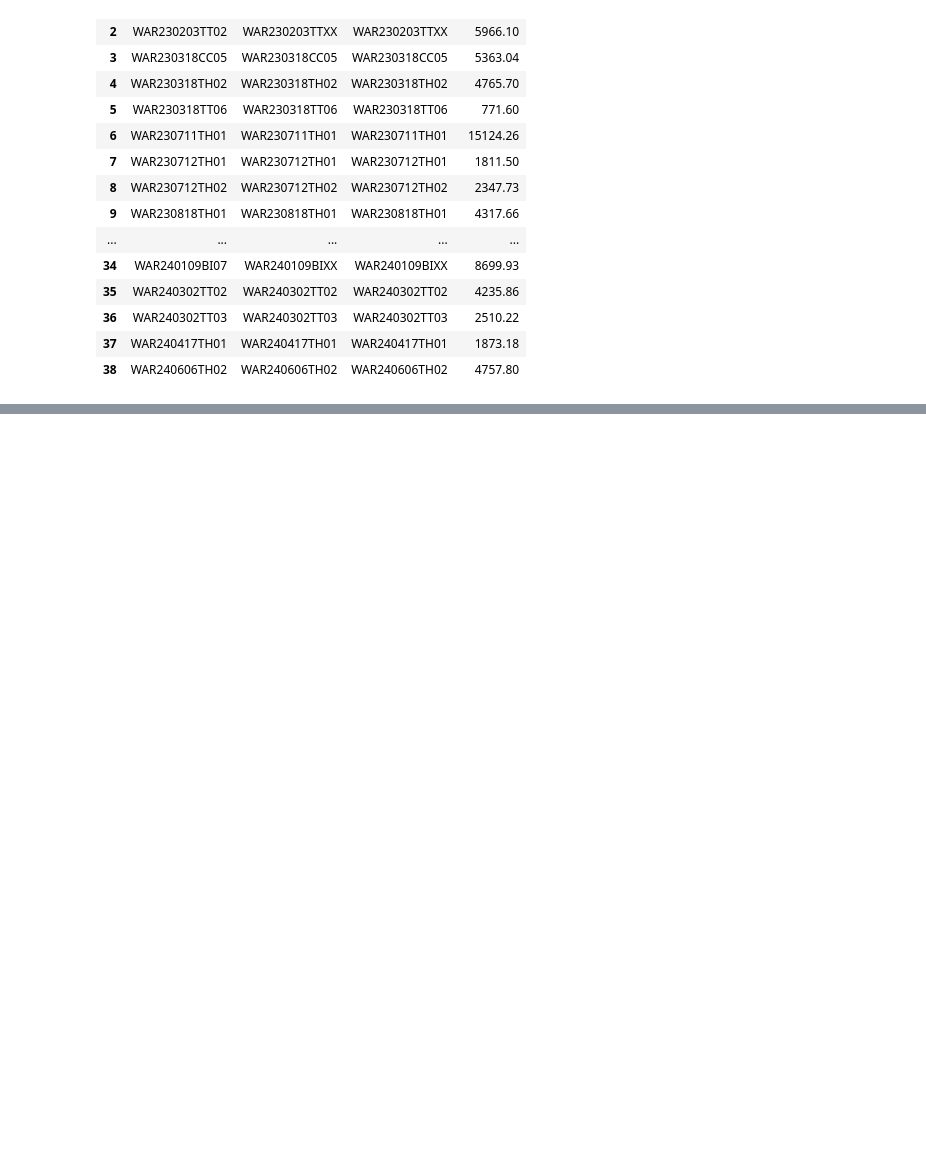
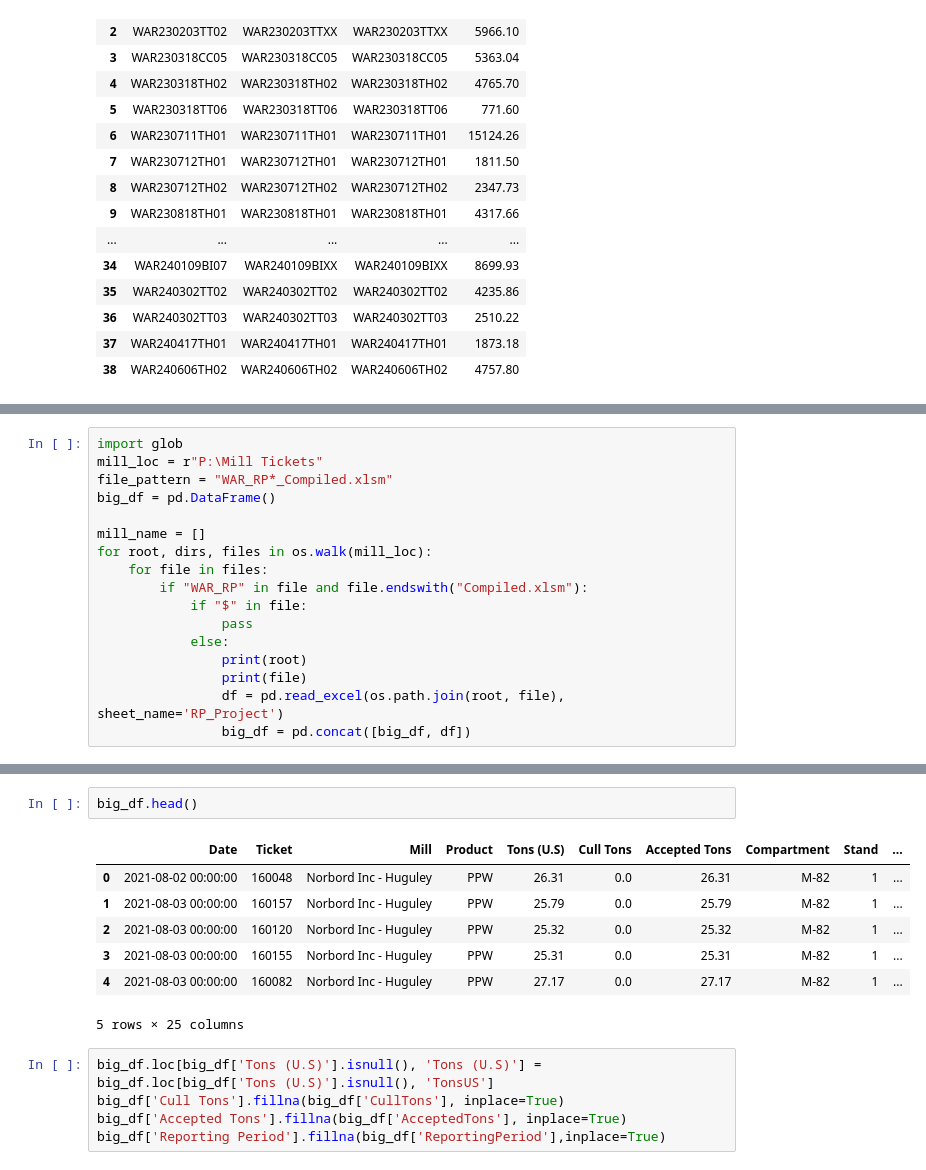
Before and after one commit to BilyBrown/sqlite3-tutorial, a Jupyter notebook: create_war_tables.ipynb, the cells around one changed output, grey strips where cells are left out. Drawn from its saved outputs; the diff is of its cells as text; blank space fills up the shorter version.

```diff
--- a/create_war_tables.ipynb
+++ b/create_war_tables.ipynb
@@ -1097,0 +1103,17 @@ harvested_merged
+# %%
+import glob
+mill_loc = r"P:\Mill Tickets"
+file_pattern = "WAR_RP*_Compiled.xlsm"
+big_df = pd.DataFrame()
+
+mill_name = []
+for root, dirs, files in os.walk(mill_loc):
+    for file in files:
+        if "WAR_RP" in file and file.endswith("Compiled.xlsm"):
+            if "$" in file:
+                pass
+            else:
+                print(root)
+                print(file)
+                df = pd.read_excel(os.path.join(root, file), sheet_name='RP_Project')
+                big_df = pd.concat([big_df, df])
@@ -1097,0 +1137,15 @@ harvested_merged
+# %%
+big_df.head()
+# %% [output]
+|  | Date | Ticket | Mill | Product | Tons (U.S) | Cull Tons | Accepted Tons | Compartment | Stand | ... |
+| 0 | 2021-08-02 00:00:00 | 160048 | Norbord Inc - Huguley | PPW | 26.31 | 0.0 | 26.31 | M-82 | 1 | ... |
+| 1 | 2021-08-03 00:00:00 | 160157 | Norbord Inc - Huguley | PPW | 25.79 | 0.0 | 25.79 | M-82 | 1 | ... |
+| 2 | 2021-08-03 00:00:00 | 160120 | Norbord Inc - Huguley | PPW | 25.32 | 0.0 | 25.32 | M-82 | 1 | ... |
+| 3 | 2021-08-03 00:00:00 | 160155 | Norbord Inc - Huguley | PPW | 25.31 | 0.0 | 25.31 | M-82 | 1 | ... |
+| 4 | 2021-08-03 00:00:00 | 160082 | Norbord Inc - Huguley | PPW | 27.17 | 0.0 | 27.17 | M-82 | 1 | ... |
+5 rows × 25 columns
+# %%
+big_df.loc[big_df['Tons (U.S)'].isnull(), 'Tons (U.S)'] = big_df.loc[big_df['Tons (U.S)'].isnull(), 'TonsUS']
+big_df['Cull Tons'].fillna(big_df['CullTons'], inplace=True)
+big_df['Accepted Tons'].fillna(big_df['AcceptedTons'], inplace=True)
+big_df['Reporting Period'].fillna(big_df['ReportingPeriod'],inplace=True)
```
Also changed, not shown: parts of 17 cells of this notebook, 1 other file.
